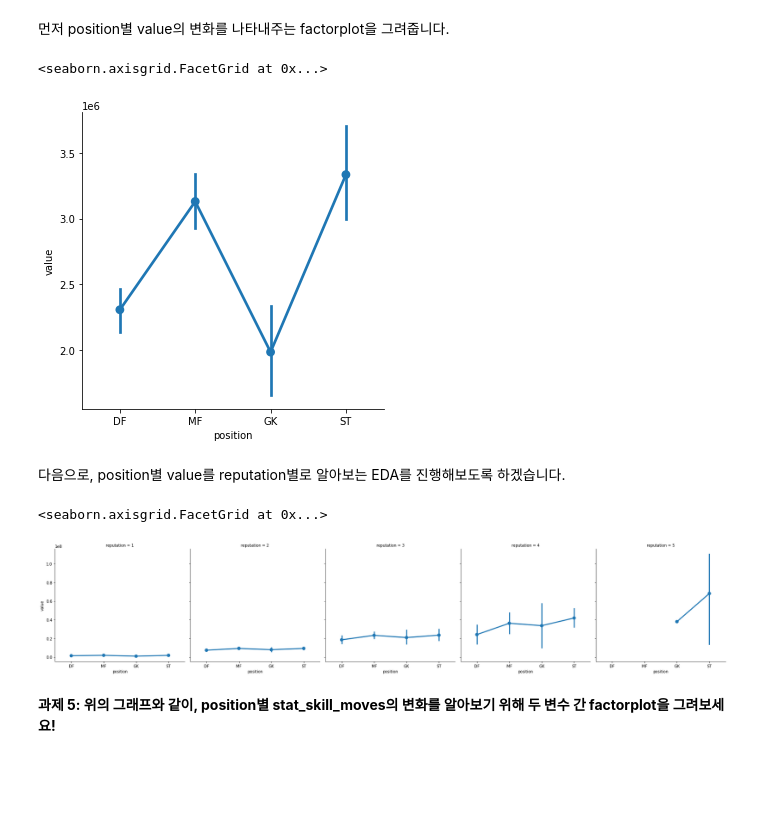
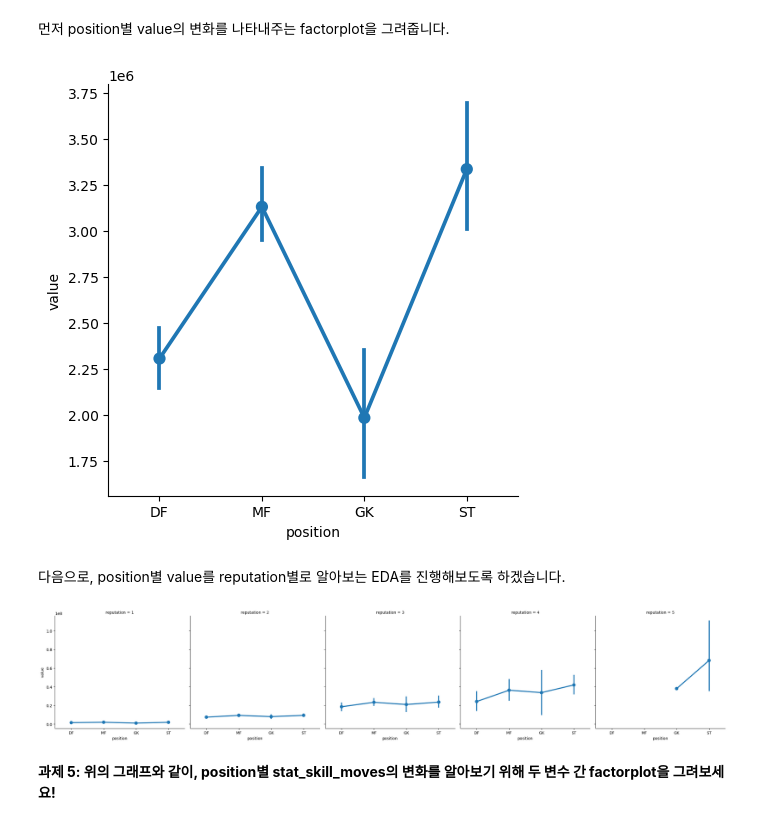
Before and after one commit to Insight-Sogang-Univ/insight-9th, a Jupyter notebook: homework/session4/FIFA_이적료_예측_EDA.ipynb, the cells around one changed output. Drawn from its saved outputs; the diff is of its cells as text; code cells hidden in the pictures; blank space fills up the shorter version.

```diff
--- a/homework/session4/FIFA_이적료_예측_EDA.ipynb
+++ b/homework/session4/FIFA_이적료_예측_EDA.ipynb
@@ -14,7 +14,7 @@ warnings.filterwarnings('ignore')
 pandas의 read_csv를 활용하여 csv 파일을 데이터프레임 형태로 불러옵니다.
 # %%
 #파일 불러오기
-data = pd.read_csv("./FIFA.csv",
+data = pd.read_csv("./data/FIFA.csv",
                   index_col = None)
 # %%
 df = data.copy()
@@ -265,15 +283,18 @@ dtype: int64
 먼저 position별 value의 변화를 나타내주는 factorplot을 그려줍니다.
 # %%
 # position별 value의 변화 알아보기
+sns.factorplot('position','value',data=df)
+plt.show()
 # %% [output]
-<seaborn.axisgrid.FacetGrid at 0x...>
-[figure, old version]
+[figure, new version]
 # %% [markdown]
 다음으로, position별 value를 reputation별로 알아보는 EDA를 진행해보도록 하겠습니다.
 # %%
 # reputation별로 position별 value의 변화 알아보기
+
+sns.factorplot('position','value',col='reputation',data=df)
+plt.show()
 # %% [output]
-<seaborn.axisgrid.FacetGrid at 0x...>
 [figure]
 # %% [markdown]
 **과제 5: 위의 그래프와 같이, position별 stat_skill_moves의 변화를 알아보기 위해 두 변수 간 factorplot을 그려보세요!**
```
Also changed, not shown: parts of 13 cells of this notebook, 6 other files.
